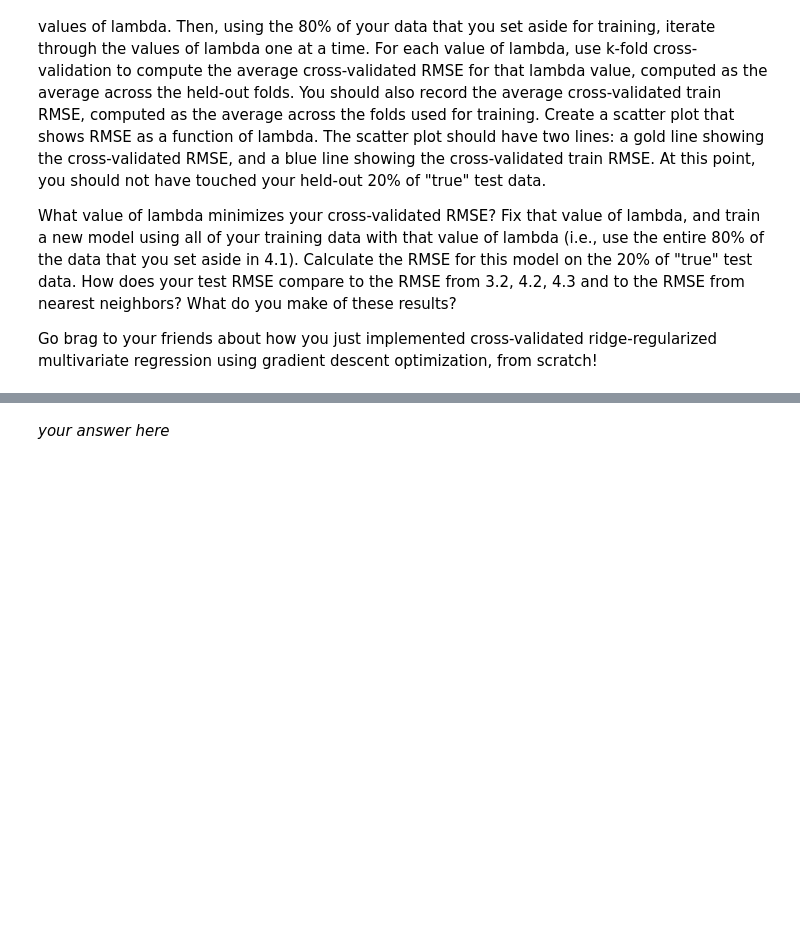
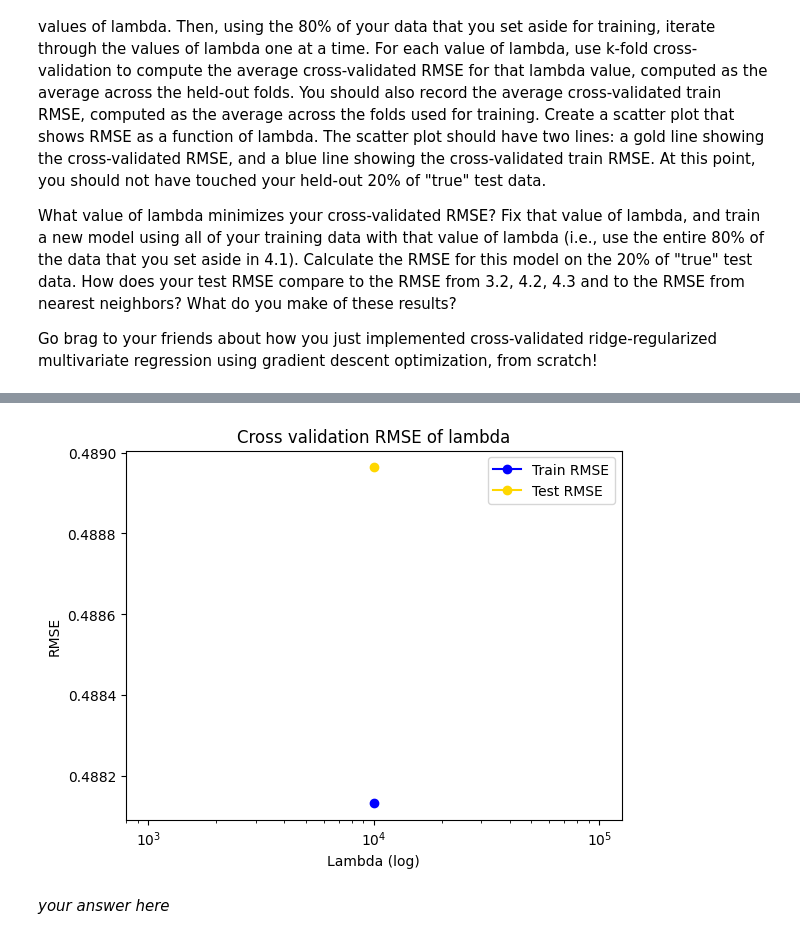
Before and after one commit to javadamn/Applied_ML, a Jupyter notebook: PS/PS4/INFO251_S25_PS4.ipynb, the cells around one changed output, grey strips where cells are left out. Saved outputs shown, nothing was run; the diff lists cells and outputs as text; code cells hidden in the pictures; blank space fills up the shorter version.

```diff
--- a/PS/PS4/INFO251_S25_PS4.ipynb
+++ b/PS/PS4/INFO251_S25_PS4.ipynb
@@ -342,0 +759,36 @@ Go brag to your friends about how you just implemented cross-validated ridge-reg
+# %%
+def cross_val_reg(xvalues, yvalues, R, batch_size, MaxIterations, eps, lambdas, k=5):
+    kf = KFold(n_splits=k, shuffle=True, random_state=42)
+
+    results = []
+
+    for _lambda_ in lambdas:
+        train_rmse = []
+        test_rmse  = []
+        print(f"Running model with lambda = {_lambda_}")
+        for X_index, y_index in kf.split(xvalues):
+            X_train, X_test = xvalues[X_index], xvalues[y_index]
+            y_train, y_test = yvalues[X_index], yvalues[y_index]
+
+            alpha, beta, _ = multivariate_regularized_ols(X_train, y_train, R, batch_size, _lambda_, MaxIterations, eps)
+
+            y_hat_train = X_train @ beta + alpha
+            y_hat       = X_test  @ beta + alpha
+
+            train_rmse.append(np.sqrt(mean_squared_error(y_train, y_hat_train)))
+            test_rmse.append(np.sqrt(mean_squared_error(y_test, y_hat)))
+
+        results.append((_lambda_, np.mean(train_rmse), np.mean(test_rmse)))
+
+    return _lambda_, np.mean(train_rmse), np.mean(test_rmse)
+# %%
+MaxIterations=100000
+lambda_values = np.logspace(1, 5, 10)
+
+_lambdas, train_RMSEs, test_RMSEs = cross_val_reg(X_train_st, y_train, R=0.001, batch_size=20, MaxIterations=100000, eps=1e-4, lambdas=lambda_values)
+
+_lambdas = np.array(_lambdas)
+test_RMSEs = np.array(test_RMSEs)
+
+best_lambda = _lambdas[np.argmin(test_RMSEs)]
+print(f"Optimal lambda: {best_lambda}")
@@ -342,0 +813,11 @@ Go brag to your friends about how you just implemented cross-validated ridge-reg
+# %%
+plt.plot(_lambdas, train_RMSEs, label="Train RMSE", marker='o', color='blue')
+plt.plot(_lambdas, test_RMSEs, label="Test RMSE", marker='o', color='gold')
+plt.xscale('log')
+plt.xlabel("Lambda (log)")
+plt.ylabel("RMSE")
+plt.title("Cross validation RMSE of lambda")
+plt.legend()
+plt.show()
+# %% [output]
+[figure, added]
```
Also changed, not shown: parts of 40 cells of this notebook.
